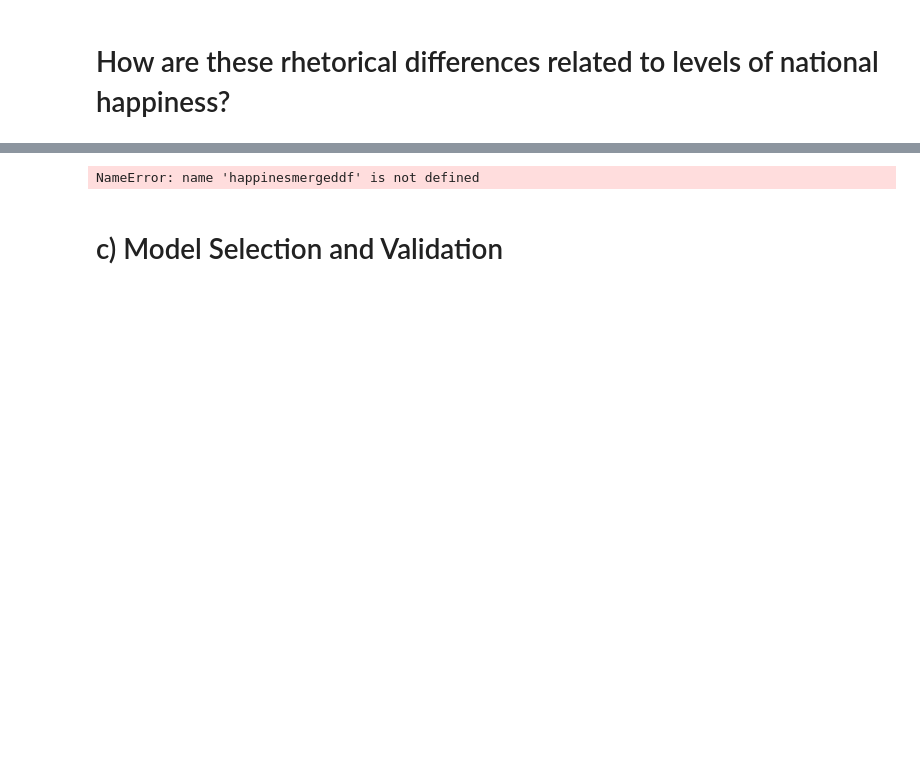
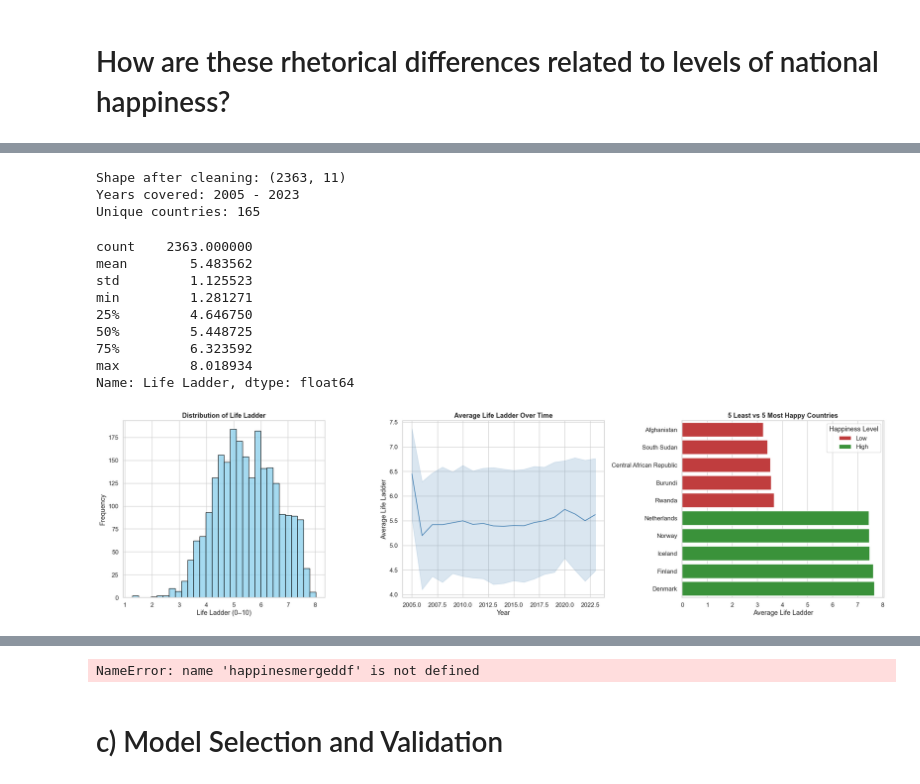
Before and after one commit to ileshyadav2002/FDS_ASSIGNMENT1, a Jupyter notebook: TD_IDF.ipynb, the cells around one changed output, grey strips where cells are left out. Saved outputs shown, nothing was run; the diff lists cells and outputs as text; code cells hidden in the pictures; blank space fills up the shorter version.

```diff
--- a/TD_IDF.ipynb
+++ b/TD_IDF.ipynb
@@ -719,0 +834,2 @@ These results provide strong evidence that **speech rhetoric systematically diff
+# %%
+happinessdataframe = pd.read_excel('/Users/ileshyadav/Desktop/FDS_ASSIGNMENT1-main/DataForTable2.1.xls')
@@ -719,0 +845,66 @@ These results provide strong evidence that **speech rhetoric systematically diff
+# %%
+# Exploratory Analysis: World Happiness Data
+
+import seaborn as sns
+import matplotlib.pyplot as plt
+
+# Clean
+happiness = happinessdataframe.copy()
+happiness = happiness.rename(columns={"Country name": "country"})
+happiness = happiness.dropna(subset=["Life Ladder"])
+happiness["year"] = happiness["year"].astype(int)
+
+# Summary info
+print("Shape after cleaning:", happiness.shape)
+print("Years covered:", happiness['year'].min(), "-", happiness['year'].max())
+print("Unique countries:", happiness['country'].nunique())
+display(happiness['Life Ladder'].describe())
+
+# Create side-by-side plots
+sns.set_theme(style="whitegrid", font_scale=1.1)
+fig, axes = plt.subplots(1, 3, figsize=(22,6))
+
+# 1) Histogram
+sns.histplot(happiness["Life Ladder"], bins=30, color="skyblue", edgecolor="black", ax=axes[0])
+axes[0].set_title("Distribution of Life Ladder", weight="bold")
+axes[0].set_xlabel("Life Ladder (0–10)")
+axes[0].set_ylabel("Frequency")
+
+# 2) Global trend over time
+sns.lineplot(data=happiness, x="year", y="Life Ladder", errorbar="sd", color="steelblue", ax=axes[1])
+axes[1].set_title("Average Life Ladder Over Time", weight="bold")
+axes[1].set_xlabel("Year")
+axes[1].set_ylabel("Average Life Ladder")
+
+# 3) Top/Bottom countries (average)
+avg_happiness = happiness.groupby("country")["Life Ladder"].mean().sort_values()
+top_bottom = pd.concat([avg_happiness.head(5), avg_happiness.tail(5)])
+
+sns.barplot(
+    data=top_bottom.reset_index(),
+    y="country", x="Life Ladder",
+    hue=["Low"]*5 + ["High"]*5,
+    dodge=False, palette={"Low":"#d62728","High":"#2ca02c"},
+    ax=axes[2]
+)
+axes[2].set_title("5 Least vs 5 Most Happy Countries", weight="bold")
+axes[2].set_xlabel("Average Life Ladder")
+axes[2].set_ylabel("")
+axes[2].legend(title="Happiness Level")
+
+plt.tight_layout()
+plt.show()
+# %% [output]
+Shape after cleaning: (2363, 11)
+Years covered: 2005 - 2023
+Unique countries: 165
+count    2363.000000
+mean        5.483562
+std         1.125523
+min         1.281271
+25%         4.646750
+50%         5.448725
+75%         6.323592
+max         8.018934
+Name: Life Ladder, dtype: float64
+[figure, added]
```
Also changed, not shown: parts of 19 cells of this notebook.
